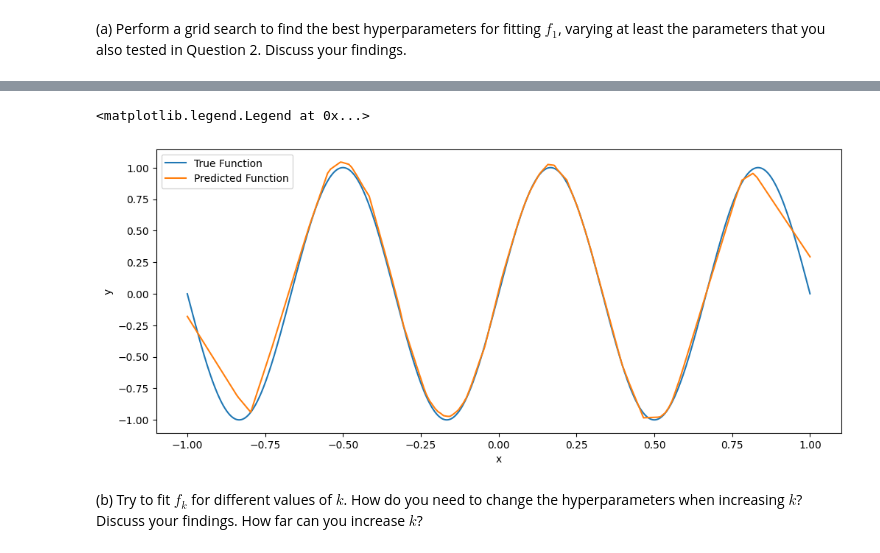
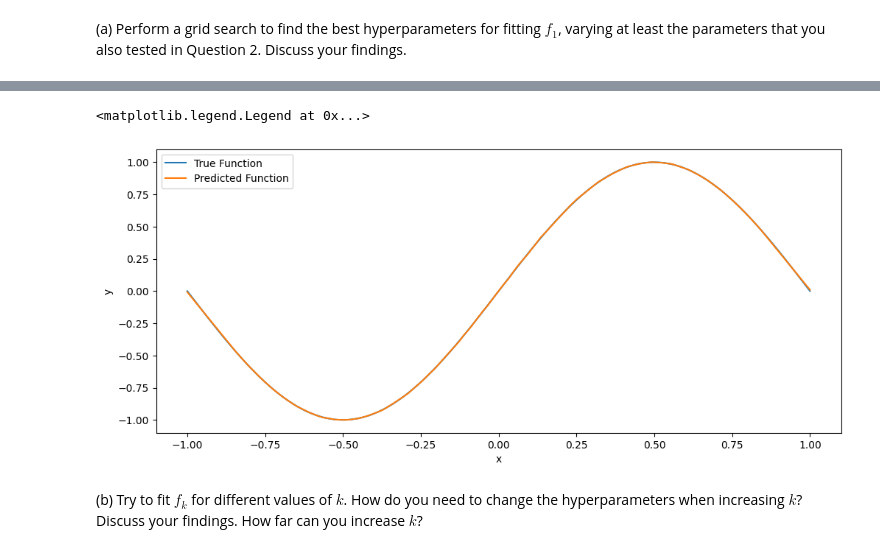
Before and after one commit to yazanmashal03/laoml-project, a Jupyter notebook: notebook/project2.ipynb, the cells around one changed output, grey strips where cells are left out. Cells and saved outputs as stored; diff of their text form; code cells hidden in the pictures.

```diff
--- a/notebook/project2.ipynb
+++ b/notebook/project2.ipynb
@@ -524,9 +527,9 @@ grid_search_configs = {
     'epochs': [100]
 }
 # %%
-# We start by generating a sufficient number of training samples. We will use 1000 samples.
+# We start by generating a sufficient number of training samples. We will use 100000 samples.
 n_samples = 100000
-k = 3
+k = 1
 x = jnp.linspace(-1, 1, n_samples).reshape(-1, 1)
 y = jnp.sin(k * jnp.pi * x)
 
@@ -602,15 +605,15 @@ Final Test Loss: 0.0060
 Parameters saved to ../assets/reg_params.pkl
 # %%
 # plot the true function and the predicted function
-y_pred = forward(params, x_test, 'relu')
+y_pred = forward(params, x_test, best_config['activation'])
 plt.figure(figsize=(12, 5))
 plt.plot(x_test, y_test, label='True Function')
 plt.plot(x_test, y_pred, label='Predicted Function')
 plt.xlabel('x')
 plt.ylabel('y')
 plt.legend()
 # %% [output]
 <matplotlib.legend.Legend at 0x...>
-[figure, old version]
+[figure, new version]
 # %% [markdown]
 (b) Try to fit $f_k$ for different values of $k$. How do you need to change the hyperparameters when increasing $k$? Discuss your findings. How far can you increase $k$?
```
Also changed, not shown: parts of 6 cells of this notebook, 1 other file.
